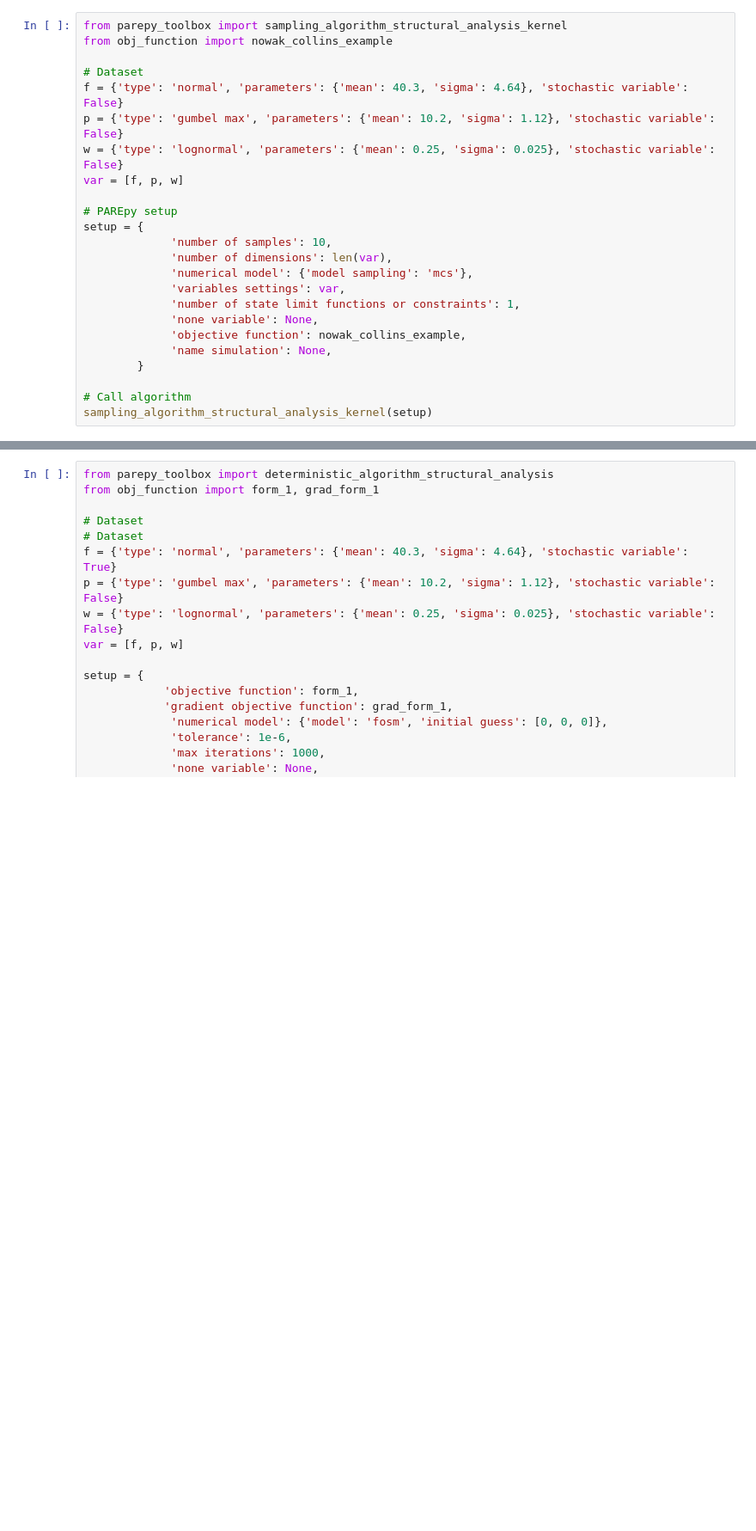
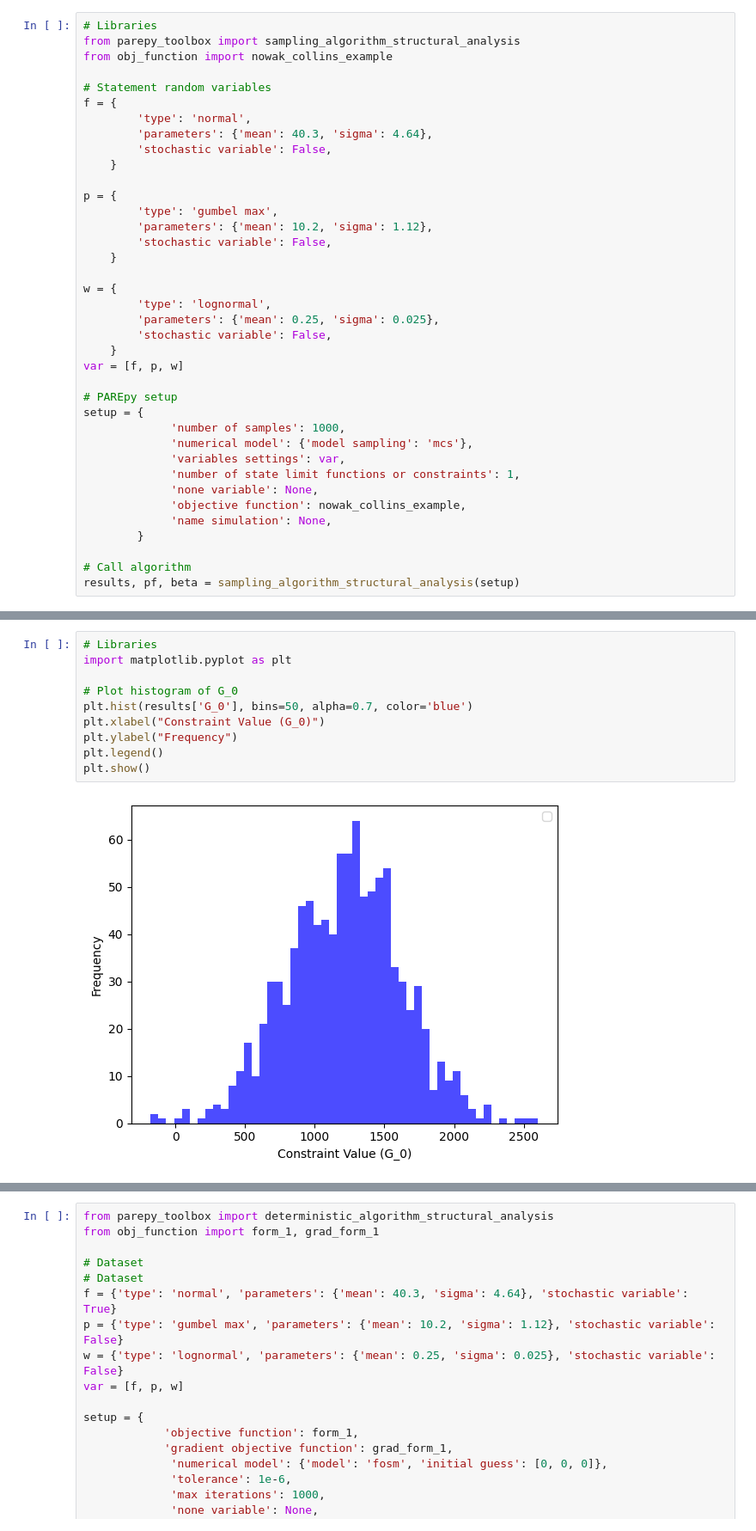
Before and after one commit to Pesquisa-UFCAT/parepy, a Jupyter notebook: local_examples/example-2.ipynb, the cells around one changed output, grey strips where cells are left out. Shown at 86% size. Cells and saved outputs as stored; diff of their text form; blank space fills up the shorter version.

```diff
--- a/local_examples/example-2.ipynb
+++ b/local_examples/example-2.ipynb
@@ -8,19 +8,33 @@ sys.path.append(path)
 import pandas as pd
 pd.set_option('display.max_columns', None)
 # %%
-from parepy_toolbox import sampling_algorithm_structural_analysis_kernel
+# Libraries
+from parepy_toolbox import sampling_algorithm_structural_analysis
 from obj_function import nowak_collins_example
 
-# Dataset
-f = {'type': 'normal', 'parameters': {'mean': 40.3, 'sigma': 4.64}, 'stochastic variable': False}
-p = {'type': 'gumbel max', 'parameters': {'mean': 10.2, 'sigma': 1.12}, 'stochastic variable': False}
-w = {'type': 'lognormal', 'parameters': {'mean': 0.25, 'sigma': 0.025}, 'stochastic variable': False}
+# Statement random variables
+f = {
+        'type': 'normal',
+        'parameters': {'mean': 40.3, 'sigma': 4.64},
+        'stochastic variable': False,
+    }
+
+p = {
+        'type': 'gumbel max',
+        'parameters': {'mean': 10.2, 'sigma': 1.12},
+        'stochastic variable': False,
+    }
+
+w = {
+        'type': 'lognormal',
+        'parameters': {'mean': 0.25, 'sigma': 0.025},
+        'stochastic variable': False,
+    }
 var = [f, p, w]
 
 # PAREpy setup
 setup = {
-             'number of samples': 10,
-             'number of dimensions': len(var),
+             'number of samples': 1000,
              'numerical model': {'model sampling': 'mcs'},
              'variables settings': var,
              'number of state limit functions or constraints': 1,
@@ -30,5 +44,5 @@ setup = {
         }
 
 # Call algorithm
-sampling_algorithm_structural_analysis_kernel(setup)
+results, pf, beta = sampling_algorithm_structural_analysis(setup)
 # %% [output]
@@ -45,0 +66,12 @@ sampling_algorithm_structural_analysis_kernel(setup)
+# %%
+# Libraries
+import matplotlib.pyplot as plt
+
+# Plot histogram of G_0
+plt.hist(results['G_0'], bins=50, alpha=0.7, color='blue')
+plt.xlabel("Constraint Value (G_0)")
+plt.ylabel("Frequency")
+plt.legend()
+plt.show()
+# %% [output]
+[figure, added]
```
Also changed, not shown: parts of 10 cells of this notebook, 1 other file.
